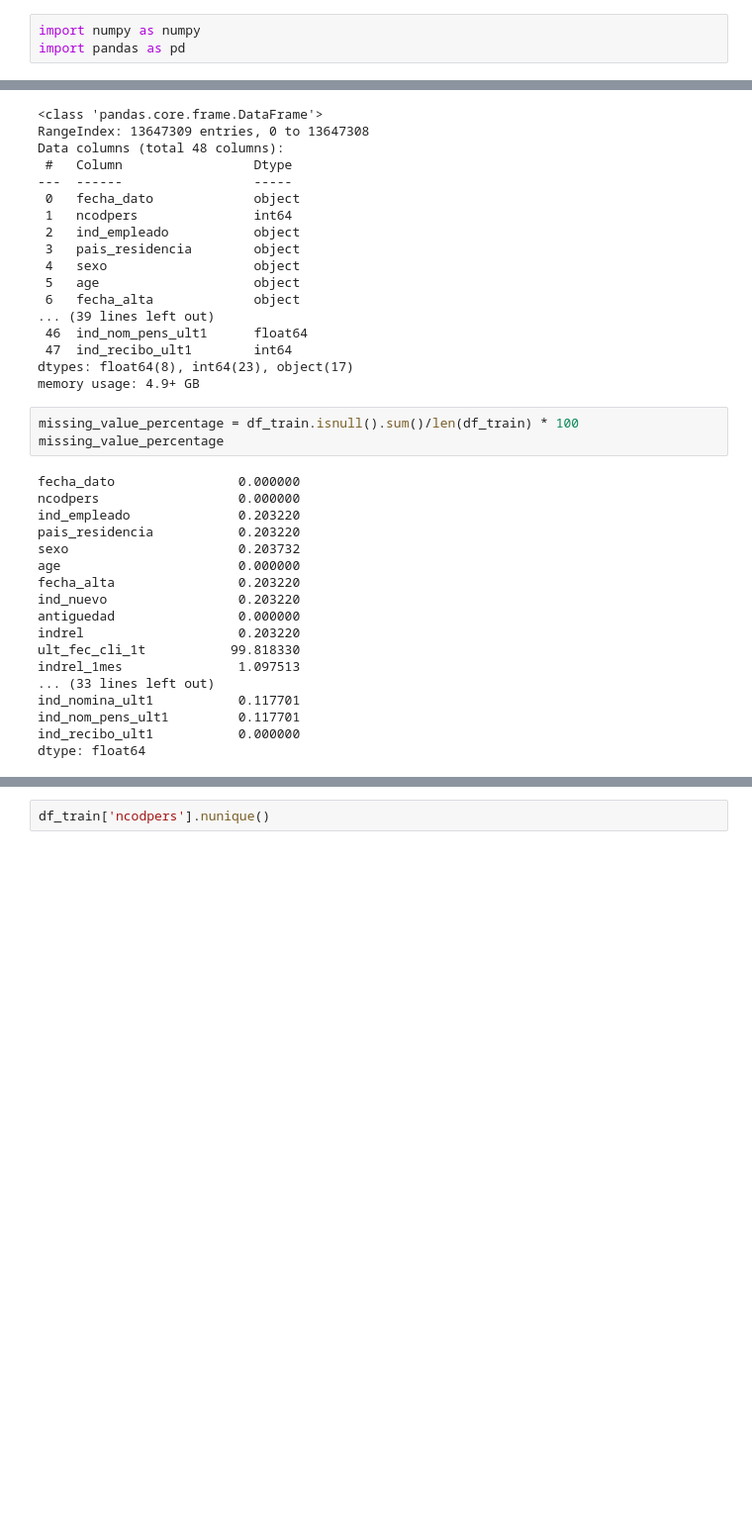
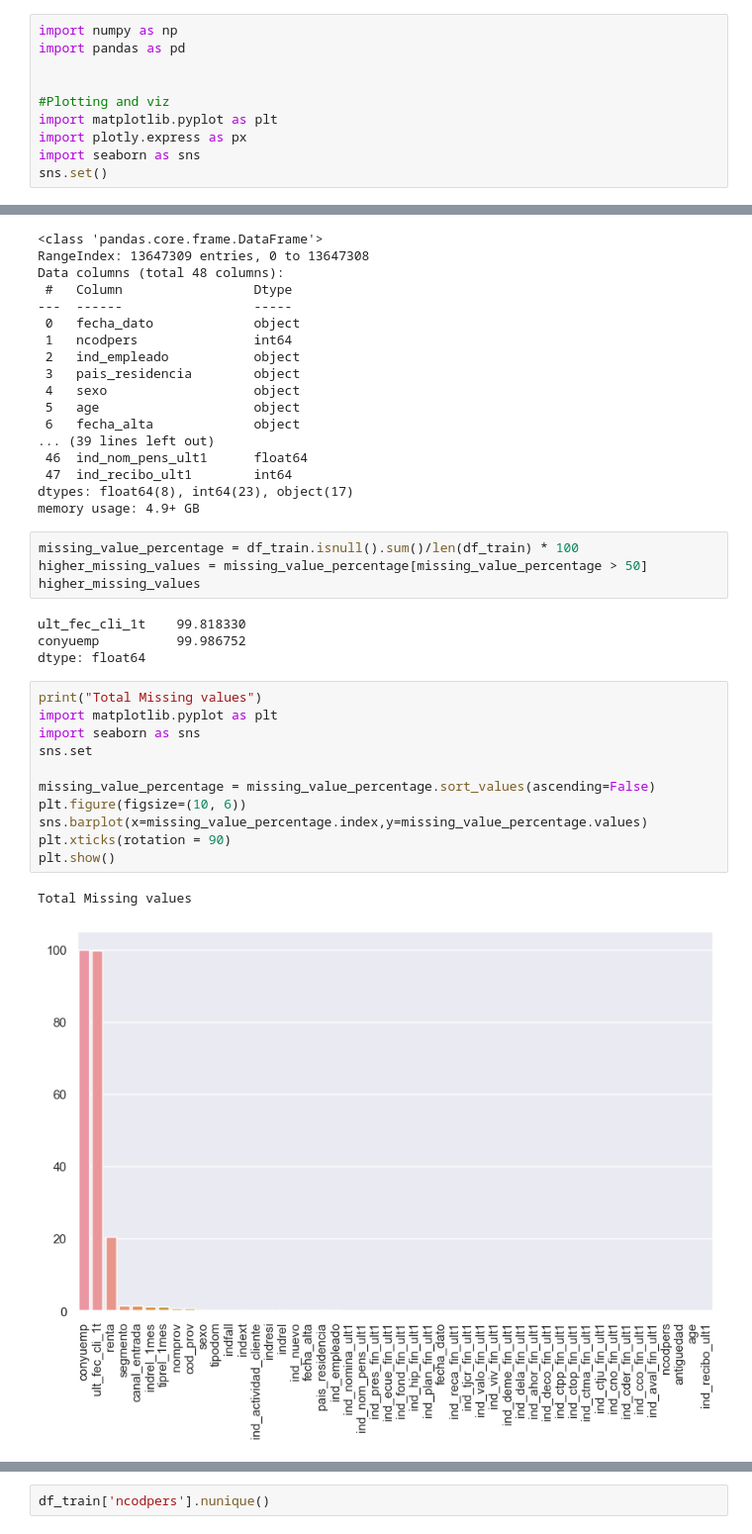
Before and after one commit to dennismathewjose/Santander-product-recommendation, a Jupyter notebook: santander-product-recommendation.ipynb, the cells around one changed output, grey strips where cells are left out. Shown at 99% size. Drawn from its saved outputs; the diff is of its cells as text; blank space fills up the shorter version.

```diff
--- a/santander-product-recommendation.ipynb
+++ b/santander-product-recommendation.ipynb
@@ -1,6 +1,13 @@
 # %%
-import numpy as numpy
+import numpy as np
 import pandas as pd
+
+
+#Plotting and viz
+import matplotlib.pyplot as plt
+import plotly.express as px
+import seaborn as sns
+sns.set()
 # %%
 df_train = pd.read_csv('data/train_ver2.csv')
 # %%
@@ -41,22 +48,23 @@ dtypes: float64(8), int64(23), object(17)
 memory usage: 4.9+ GB
 # %%
 missing_value_percentage = df_train.isnull().sum()/len(df_train) * 100
-missing_value_percentage
+higher_missing_values = missing_value_percentage[missing_value_percentage > 50]
+higher_missing_values
 # %% [output]
-fecha_dato                0.000000
-ncodpers                  0.000000
-ind_empleado              0.203220
-pais_residencia           0.203220
-sexo                      0.203732
-age                       0.000000
-fecha_alta                0.203220
-ind_nuevo                 0.203220
-antiguedad                0.000000
-indrel                    0.203220
-ult_fec_cli_1t           99.818330
-indrel_1mes               1.097513
-... (33 lines left out)
-ind_nomina_ult1           0.117701
-ind_nom_pens_ult1         0.117701
-ind_recibo_ult1           0.000000
+ult_fec_cli_1t    99.818330
+conyuemp          99.986752
 dtype: float64
+# %%
+print("Total Missing values")
+import matplotlib.pyplot as plt
+import seaborn as sns
+sns.set
+
+missing_value_percentage = missing_value_percentage.sort_values(ascending=False)
+plt.figure(figsize=(10, 6))
+sns.barplot(x=missing_value_percentage.index,y=missing_value_percentage.values)
+plt.xticks(rotation = 90)
+plt.show()
+# %% [output]
+Total Missing values
+[figure, added]
```
Also changed, not shown: parts of 18 cells of this notebook.
